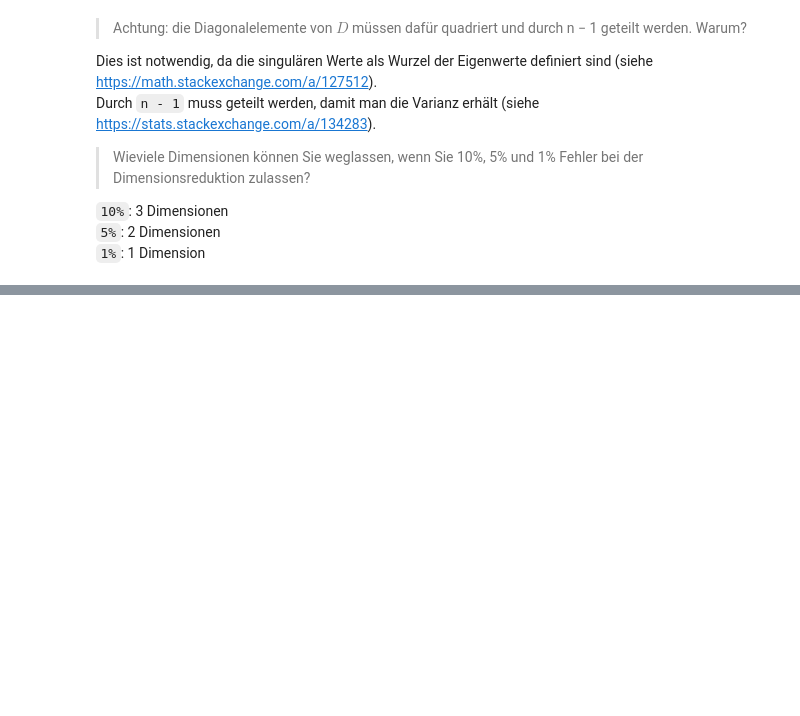
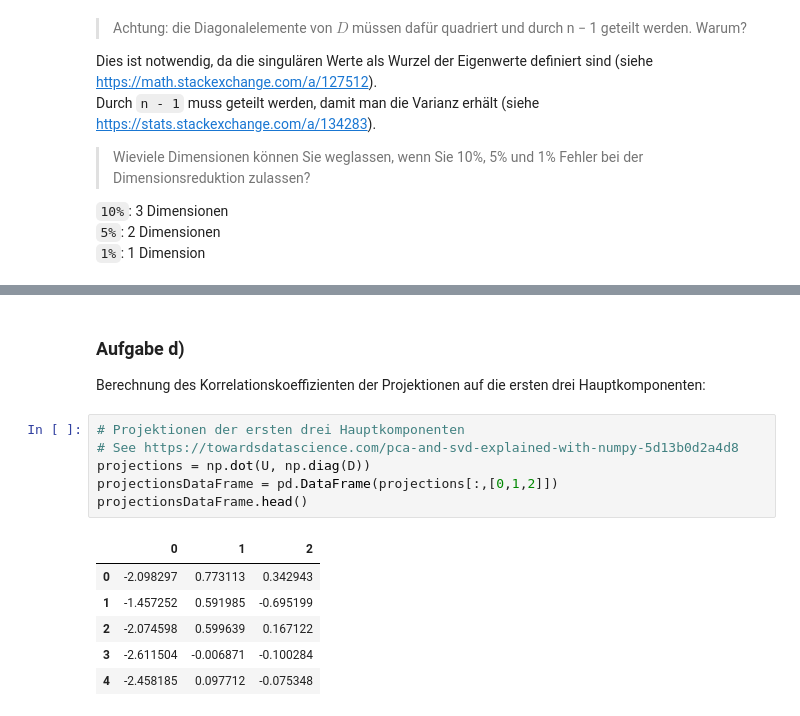
Before and after one commit to robingenz/htwg-machine-learning-exercises, a Jupyter notebook: exercises/01_Explorative_Analyse_und_PCA/03_pca.ipynb, the cells around one changed output, grey strips where cells are left out. Cells and saved outputs as stored; diff of their text form; blank space fills up the shorter version.

```diff
--- a/exercises/01_Explorative_Analyse_und_PCA/03_pca.ipynb
+++ b/exercises/01_Explorative_Analyse_und_PCA/03_pca.ipynb
@@ -118,0 +169,17 @@ Durch `n - 1` muss geteilt werden, damit man die Varianz erhält (siehe https://
+# %% [markdown]
+### Aufgabe d)
+
+Berechnung des Korrelationskoeffizienten der Projektionen auf die ersten drei Hauptkomponenten:
+# %%
+# Projektionen der ersten drei Hauptkomponenten
+# See https://towardsdatascience.com/pca-and-svd-explained-with-numpy-5d13b0d2a4d8
+projections = np.dot(U, np.diag(D))
+projectionsDataFrame = pd.DataFrame(projections[:,[0,1,2]])
+projectionsDataFrame.head()
+# %% [output]
+|  | 0 | 1 | 2 |
+| 0 | -2.098297 | 0.773113 | 0.342943 |
+| 1 | -1.457252 | 0.591985 | -0.695199 |
+| 2 | -2.074598 | 0.599639 | 0.167122 |
+| 3 | -2.611504 | -0.006871 | -0.100284 |
+| 4 | -2.458185 | 0.097712 | -0.075348 |
```
Also changed, not shown: parts of 13 cells of this notebook, 2 other files.
